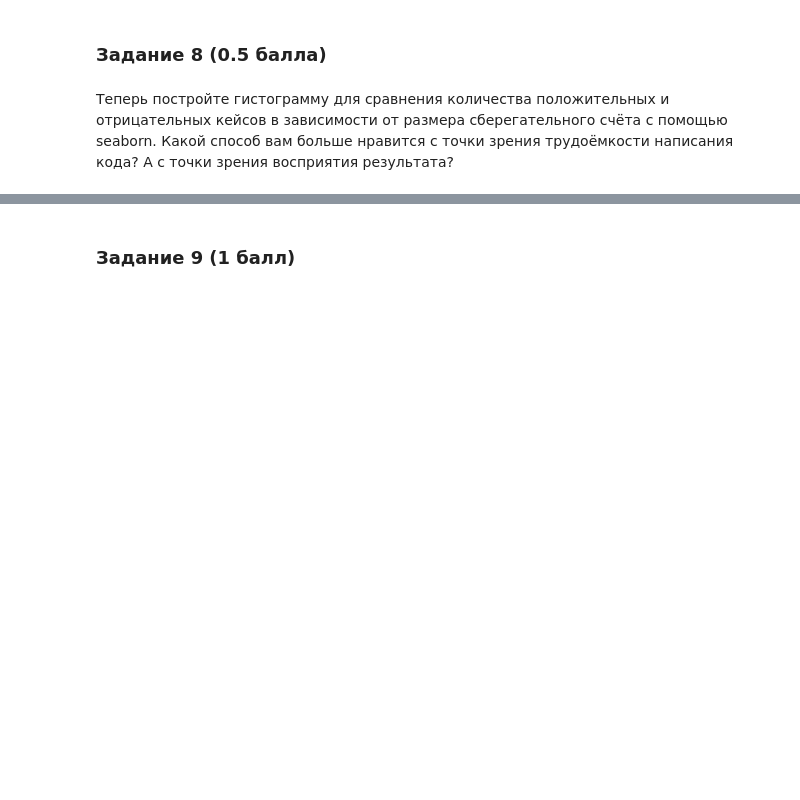
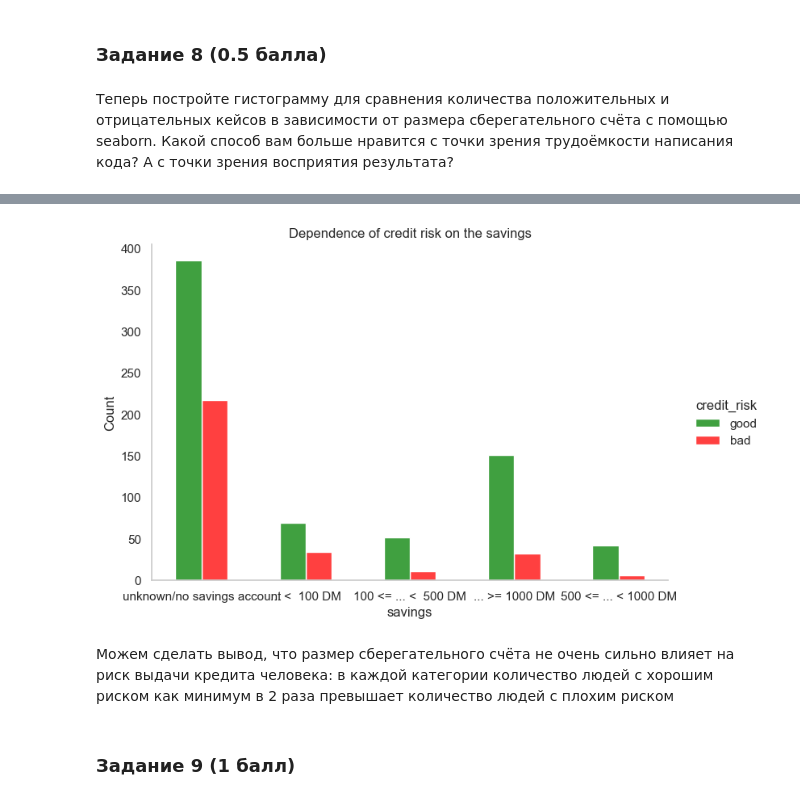
Before and after one commit to LostImagin4tion/iad-intro-ds, a Jupyter notebook: 2023/homeworks/hw03-plots/hw03-EDA.ipynb, the cells around one changed output, grey strips where cells are left out. Drawn from its saved outputs; the diff is of its cells as text; code cells hidden in the pictures; blank space fills up the shorter version.

```diff
--- a/2023/homeworks/hw03-plots/hw03-EDA.ipynb
+++ b/2023/homeworks/hw03-plots/hw03-EDA.ipynb
@@ -265,3 +272,29 @@ import seaborn as sns
+# %%
+sns.set_style("whitegrid", {'axes.grid': False})
+sns.displot(
+    data,
+    x = 'savings',
+    hue='credit_risk',
+    multiple='dodge',
+    palette=['green', 'red'],
+    aspect=1.5,
+    shrink=0.5
+).set(
+    title = 'Dependence of credit risk on the savings'
+);
+
+# ну раз уж вы спросили, что нравится... Вообще очевидно тут аксиома эскобара, обе либы ужасны, как и сам питон в принципе:
+# ужасный тулинг, которого тупо нет (дай бог покажет функции, которые есть у класса, на аргументы функций и надеяться не стоит),
+# ужасный неинтуитивный синтаксис (скопированный с матлаба) и документация у обоих либ, которая описывает далеко не всё:
+# multiple='dodge' не было в документации, только в одном примере, и то там был 'stacked', пришлось лезть в кишки класса, чтобы увидеть все возможные значения.
+# shrink тоже не было в документации, я сгорел изнутри, пока нашёл это на 101 сайте
+
+# А так, seaborn поприятнее конечно, да.
+# Надеюсь, в прекрасном мл и дл будущего люди перейдут на котлин (либы уже существуют, кстати) и больше не будут знать, что такое питон. Извиняюсь, я сгорел...
+# %% [output]
+[figure, added]
+# %% [markdown]
+Можем сделать вывод, что размер сберегательного счёта не очень сильно влияет на риск выдачи кредита человека: в каждой категории количество людей с хорошим риском как минимум в 2 раза превышает количество людей с плохим риском
 # %% [markdown]
 ### Задание 9  (1 балл)
 # %% [markdown]
```
Also changed, not shown: parts of 20 cells of this notebook.
